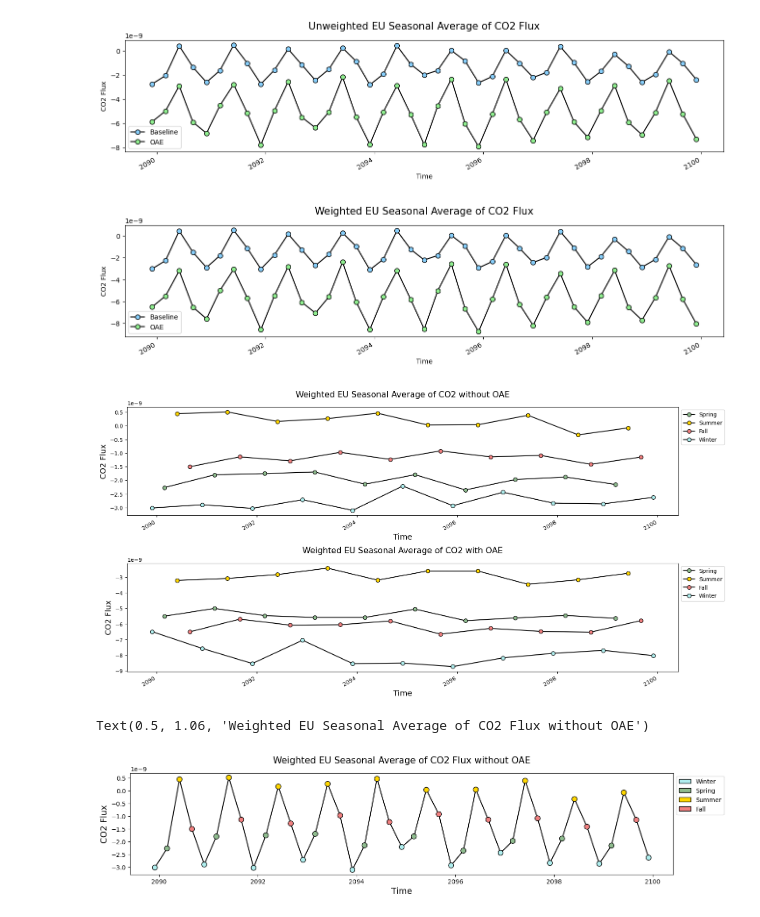
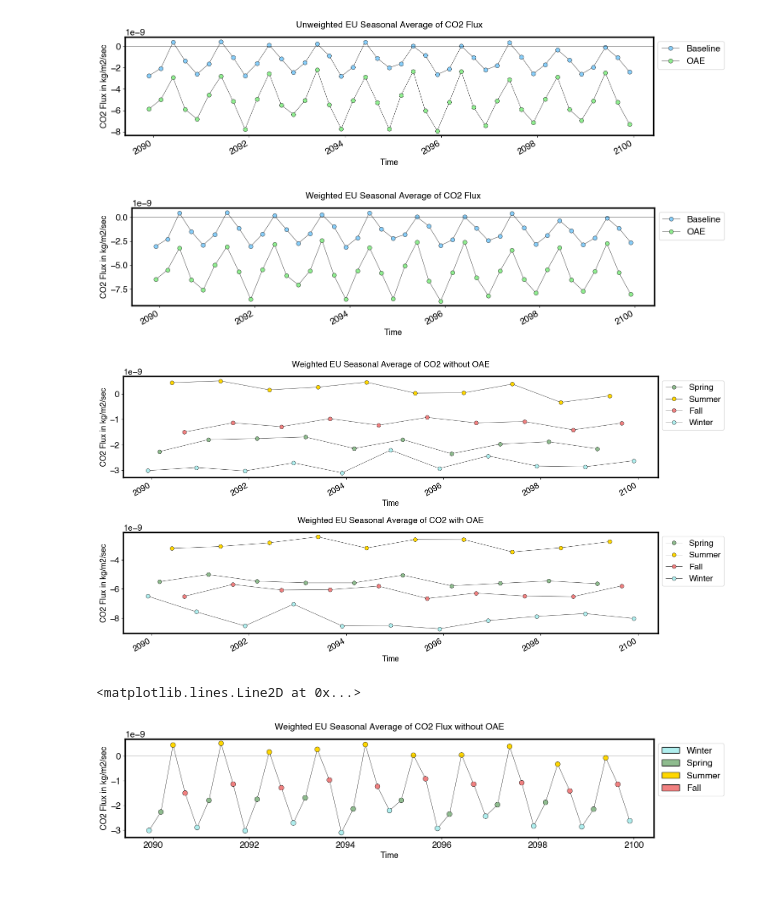
Before and after one commit to chiaraciscato/MScThesis, a Jupyter notebook: CO2flux_comparison.ipynb, the cells around one changed output. Drawn from its saved outputs; the diff is of its cells as text; code cells hidden in the pictures.

```diff
--- a/CO2flux_comparison.ipynb
+++ b/CO2flux_comparison.ipynb
@@ -15,11 +13,13 @@ import cmocean
 # %%
 plt.style.use('seaborn-pastel')
+isns.set_context(mode="notebook", fontfamily="Helvetica")
+sns.set_context(font_scale=0.8)
 # %%
 dataset = (r'/Volumes/UnionSine/data_transfer/ssp126/CO2flux_baseline_ensemble1_ssp126_1m.nc')
 data = xr.open_dataset(dataset)
 # %%
-dataset = (r'/Volumes/UnionSine/data_transfer/ssp126/CO2flux_CDR_EU_coast_ssp126_1m.nc')
-data_oae = xr.open_dataset(dataset)
+dataset_oae = (r'/Volumes/UnionSine/data_transfer/ssp126/CO2flux_CDR_EU_coast_ssp126_1m.nc')
+data_oae = xr.open_dataset(dataset_oae)
 # %%
 sliced_data_baseline = data.where((-25 < data.nav_lon) & (data.nav_lon < 10) & (35 < data.nav_lat) & (data.nav_lat < 70), drop=True)
 sliced_frame_baseline = sliced_data_baseline.sel(time_counter=slice('2090', '2100'))
@@ -64,30 +79,29 @@ co2_flux_oae = sliced_data_oae["co2flux_cpl"].sel(time_counter=slice(start_date,
 co2flux_season_summary_oae = co2_flux_oae.groupby('time_counter.season').mean('time_counter', skipna=True)
 co2flux_season_mean_all_years_oae = co2_flux_oae.resample(time_counter='QS-DEC', keep_attrs=True).mean()
 co2flux_seasonal_mean_oae = co2flux_season_mean_all_years_oae.groupby('time_counter').mean(["y", "x"])
-# %%
-plt.style.use('seaborn-pastel')
 # %%
 f, ax = plt.subplots(figsize=(16, 3))
 
-co2flux_seasonal_mean_baseline.plot(marker="o",
-                        color="black",
-                        markerfacecolor="lightskyblue", markersize=7,
+co2flux_seasonal_mean_baseline.plot(marker="o", markersize=7, markeredgewidth=0.5,
+                        color="black", linewidth=0.5,
+                        markerfacecolor="lightskyblue",
                         markeredgecolor="black",
                         label = 'Baseline')
 
-co2flux_seasonal_mean_oae.plot(marker="o",
-                        color="black", markersize=7,
+co2flux_seasonal_mean_oae.plot(marker="o", markersize=7, markeredgewidth=0.5,
+                        color="black", linewidth=0.5,
                         markerfacecolor="lightgreen",
                         markeredgecolor="black",
                         label = 'OAE')
 ax.set_title("Unweighted EU Seasonal Average of CO2 Flux", fontsize= 15, y=1.06)
 
-plt.xlabel("Time")
-plt.ylabel("CO2 Flux")
-plt.legend()
+plt.xlabel("Time", fontsize=14)
+plt.ylabel("CO2 Flux in kg/m2/sec", fontsize=14)
+plt.legend(bbox_to_anchor=(1, 1), loc='upper left')
+plt.axhline(0, color='black', linewidth=0.5)
 plt.show()
 # %% [output]
-[figure, old version]
+[figure, new version]
 # %%
 month_length_baseline = co2_flux_baseline.time_counter.dt.days_in_month
 co2flux_weighted_mean_baseline = ((co2_flux_baseline * month_length_baseline).resample(time_counter='QS-DEC').sum() / month_length_baseline.resample(time_counter='QS-DEC').sum())
@@ -103,25 +117,26 @@ colors = {3: "lightgreen", 6: "orange", 9: "brown", 12: "lightblue"}
 seasons = {3: "Spring", 6: "Summer", 9: "Fall", 12: "Winter"}
 
 f, ax = plt.subplots(figsize=(16, 3))
-co2flux_weighted_season_baseline.plot(marker="o", markersize=7,
-                        color="black",
+co2flux_weighted_season_baseline.plot(marker="o", markersize=7, markeredgewidth=0.5,
+                        color="black", linewidth=0.5,
                         markerfacecolor="lightskyblue",
                         markeredgecolor="black",
                         label = 'Baseline')
 
-co2flux_weighted_season_oae.plot(marker="o", markersize=7,
-                        color="black",
+co2flux_weighted_season_oae.plot(marker="o", markersize=7, markeredgewidth=0.5,
+                        color="black", linewidth=0.5,
                         markerfacecolor="lightgreen",
                         markeredgecolor="black",
                         label = 'OAE')
 ax.set_title("Weighted EU Seasonal Average of CO2 Flux", fontsize=15, y=1.06)
 
-plt.xlabel("Time")
-plt.ylabel("CO2 Flux")
-plt.legend()
+plt.xlabel("Time", fontsize=14)
+plt.ylabel("CO2 Flux in kg/m2/sec", fontsize=14)
+plt.legend(bbox_to_anchor=(1, 1), loc='upper left')
+plt.axhline(0, color='black', linewidth=0.5)
 plt.show()
 # %% [output]
-[figure, old version]
+[figure, new version]
 # %%
 colors = {3: "darkseagreen", 6: "gold", 9: "lightcoral", 12: "paleturquoise"}
 seasons = {3: "Spring", 6: "Summer", 9: "Fall", 12: "Winter"}
@@ -129,8 +144,8 @@ seasons = {3: "Spring", 6: "Summer", 9: "Fall", 12: "Winter"}
 f, (ax1, ax2) = plt.subplots(2, 1, figsize=(16, 8), sharey=False)
 for month, arr in co2flux_weighted_season_baseline.groupby('time_counter.month'):
     arr.plot(ax=ax1,
-             color="black",
-             marker="o", markersize=7,
+             color="black", linewidth=0.5,
+             marker="o", markersize=7, markeredgewidth=0.5,
              markerfacecolor=colors[month],
              markeredgecolor='black',
              label=seasons[month])
@@ -138,12 +153,12 @@ for month, arr in co2flux_weighted_season_baseline.groupby('time_counter.month')
 ax1.legend(bbox_to_anchor=(1, 1), loc='upper left')
 ax1.set_title("Weighted EU Seasonal Average of CO2 without OAE", fontsize=15, y=1.06)
 ax1.set_xlabel('Time', fontsize=14)
-ax1.set_ylabel('CO2 Flux', fontsize=14)
+ax1.set_ylabel('CO2 Flux in kg/m2/sec', fontsize=14)
 
 for month, arr in co2flux_weighted_season_oae.groupby('time_counter.month'):
     arr.plot(ax=ax2,
-             color="black",
-             marker="o", markersize=7,
+             color="black", linewidth=0.5,
+             marker="o", markersize=7, markeredgewidth=0.5,
              markerfacecolor=colors[month],
              markeredgecolor='black',
              label=seasons[month])
@@ -151,11 +166,11 @@ for month, arr in co2flux_weighted_season_oae.groupby('time_counter.month'):
 ax2.legend(bbox_to_anchor=(1, 1), loc='upper left')
 ax2.set_title("Weighted EU Seasonal Average of CO2 with OAE", fontsize=15, y=1.06)
 ax2.set_xlabel('Time', fontsize=14)
-ax2.set_ylabel('CO2 Flux', fontsize=14)
+ax2.set_ylabel('CO2 Flux in kg/m2/sec', fontsize=14)
 f.tight_layout()
 plt.show()
 # %% [output]
-[figure, old version]
+[figure, new version]
 # %%
 co2flux_weighted_baseline = co2flux_weighted_season_baseline.to_dataframe('CO2_Flux')
 co2flux_weighted_baseline['Month'] = pd.DatetimeIndex(co2flux_weighted_baseline.index).month
@@ -174,13 +189,14 @@ co2flux_weighted_baseline['Month'] = np.select(conditions, values)
 colors = dict(zip(co2flux_weighted_baseline.Month.unique(), ['paleturquoise', 'darkseagreen', 'gold', 'lightcoral']))
 # %%
 fig, ax = plt.subplots(figsize=(16, 3))
-ax.plot_date(co2flux_weighted_baseline.index, co2flux_weighted_baseline.CO2_Flux, '-', color="black", zorder=1)
-ax.scatter(co2flux_weighted_baseline.index, co2flux_weighted_baseline.CO2_Flux, color=co2flux_weighted_baseline.Month.map(lambda x: colors[x]), edgecolors='black', s=70)
+ax.plot_date(co2flux_weighted_baseline.index, co2flux_weighted_baseline.CO2_Flux, '-', color="black", linewidth=0.5, zorder=1)
+ax.scatter(co2flux_weighted_baseline.index, co2flux_weighted_baseline.CO2_Flux, color=co2flux_weighted_baseline.Month.map(lambda x: colors[x]), edgecolors='black', linewidth=0.5, s=70)
 legend = [mpatches.Patch(facecolor = value, edgecolor = "black", label = key, alpha = 1) for key, value in colors.items()]
 ax.legend(handles = legend, bbox_to_anchor=(1, 1), loc='upper left')
 ax.set_xlabel('Time', fontsize=14)
-ax.set_ylabel('CO2 Flux', fontsize=14)
+ax.set_ylabel('CO2 Flux in kg/m2/sec', fontsize=14)
 ax.set_title("Weighted EU Seasonal Average of CO2 Flux without OAE", fontsize=15, y=1.06)
+ax.axhline(0, color='black', linewidth=0.5)
 # %% [output]
-Text(0.5, 1.06, 'Weighted EU Seasonal Average of CO2 Flux without OAE')
+<matplotlib.lines.Line2D at 0x...>
-[figure, old version]
+[figure, new version]
```
Also changed, not shown: parts of 64 cells of this notebook, 14 other files.
